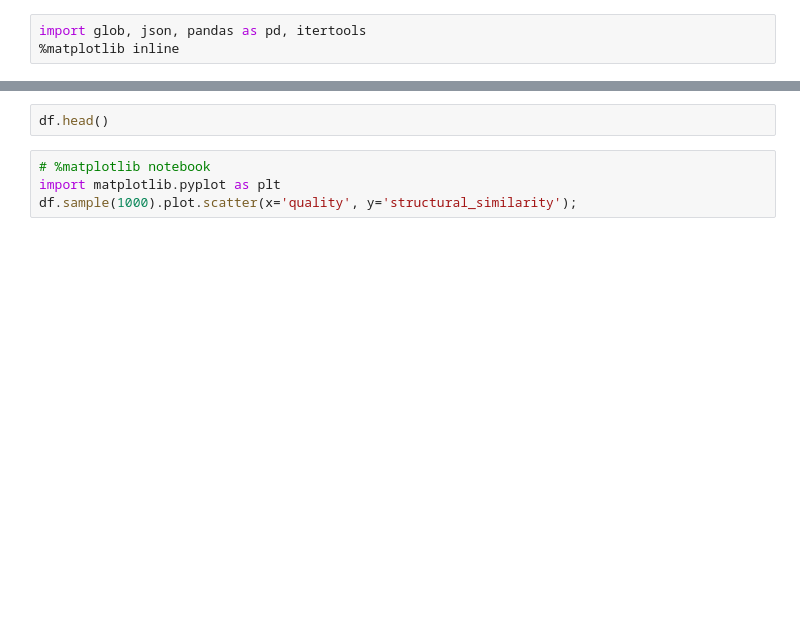
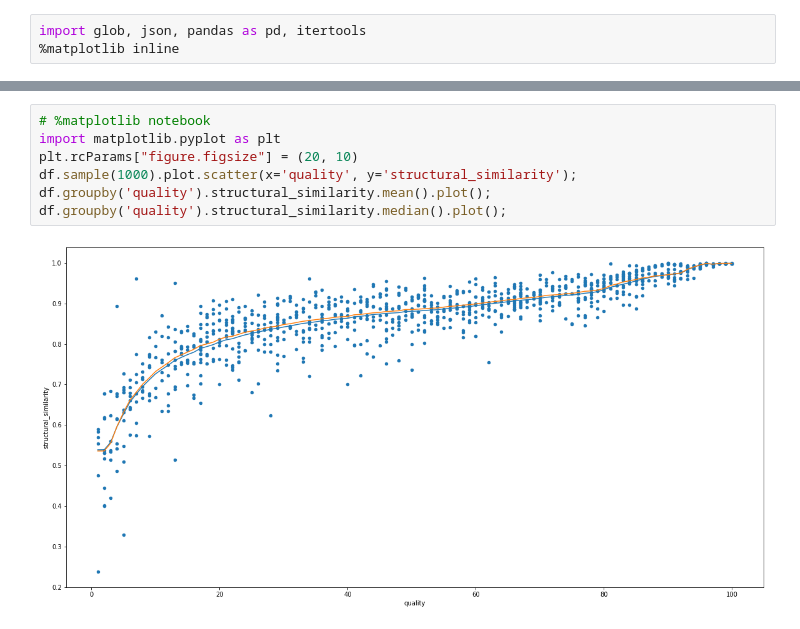
Before and after one commit to tgandor/urban_oculus, a Jupyter notebook: results/2020-07-29-plot-Quality.ipynb, the cells around one changed output, grey strips where cells are left out. Drawn from its saved outputs; the diff is of its cells as text; blank space fills up the shorter version.

Commit message:
snapshot of plotting results and generating tables.

```diff
--- a/results/2020-07-29-plot-Quality.ipynb
+++ b/results/2020-07-29-plot-Quality.ipynb
@@ -6,8 +15,11 @@ df = pd.read_csv('../data/coco_degradation/val2017.csv')
-# %%
-df.head()
 # %%
 # %matplotlib notebook
 import matplotlib.pyplot as plt
+plt.rcParams["figure.figsize"] = (20, 10)
 df.sample(1000).plot.scatter(x='quality', y='structural_similarity');
+df.groupby('quality').structural_similarity.mean().plot();
+df.groupby('quality').structural_similarity.median().plot();
+# %% [output]
+[figure, added]
 # %%
 df.sample(1000).plot.scatter(x='quality', y='peak_signal_noise_ratio');
```
Also changed, not shown: parts of 15 cells of this notebook, 4 other files.
